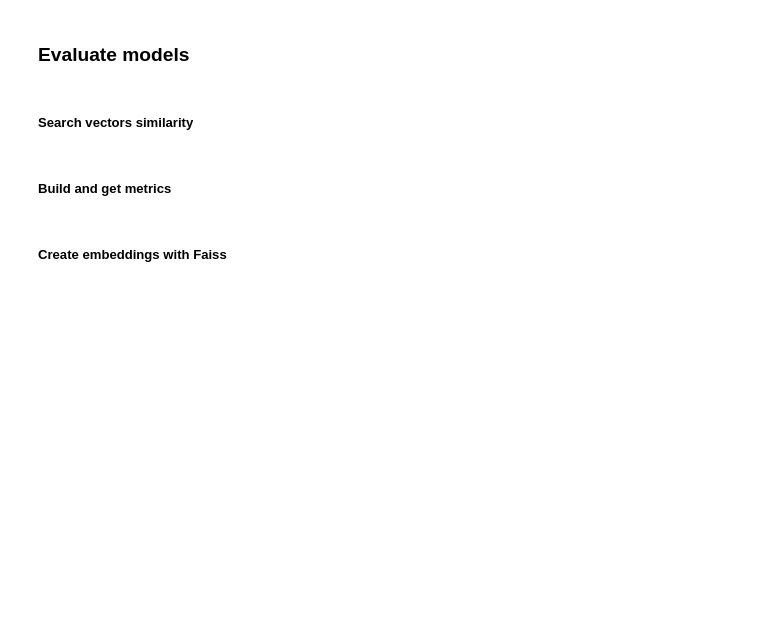
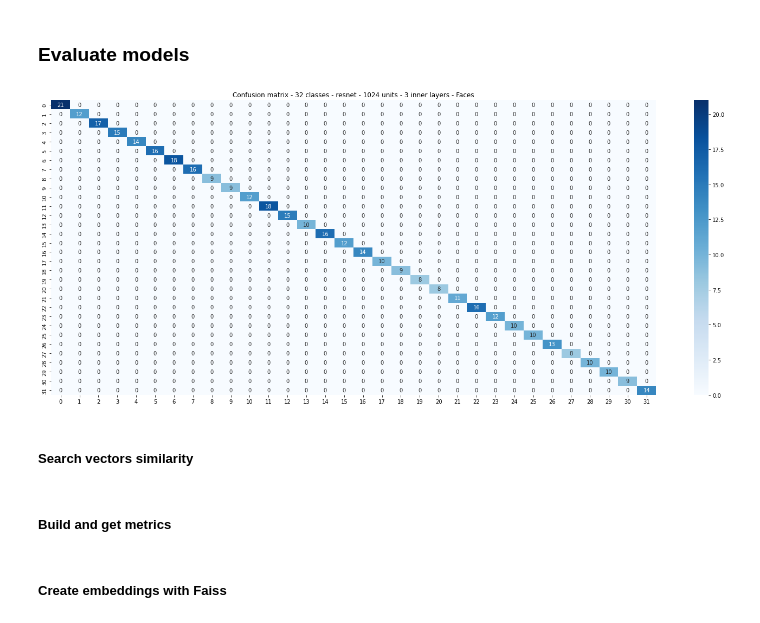
Before and after one commit to enmanuelmag/AnimeClassificator, a Jupyter notebook: tf_model.ipynb, the cells around one changed output. Drawn from its saved outputs; the diff is of its cells as text; code cells hidden in the pictures; blank space fills up the shorter version.

```diff
--- a/tf_model.ipynb
+++ b/tf_model.ipynb
@@ -40,7 +40,7 @@ from selenium.webdriver.support import expected_conditions as EC
 # %%
 SEED = 42
 SIZE_IMG = 224 #224#224#416
-UNITS = 2048 #2048 1024 128 256 512-seq
+UNITS = 1024 #2048 1024 128 256 512-seq
 MAX_CLASS = 32 #1024 32 16 8
 
 DATASET_PATH = './data/animes'
@@ -73,7 +73,7 @@ warnings.filterwarnings('ignore')
 
 mixed_precision.set_global_policy('mixed_float16')
 
-if False:
+if True:
   #DATASET_PATH = DATASET_FACES_PATH
   CLASS_ARRAY_PATH = CLASS_ARRAY_FACES_PATH
   TFRECORD_PATH = TFRECORD_FACES_PATH
@@ -649,30 +674,33 @@ visualkeras.graph_view(model_eva, to_file=f'./images/{MODEL_NAME}').show() # wri
 # %%
-TFRECORD_PATH_EVA = f'./data/anime{"_faces" if USE_FACES else ""}_data_{EVA_CLASS}.tfrecord'
+""" TFRECORD_PATH_EVA = f'./data/anime{"_faces" if USE_FACES else ""}_data_{EVA_CLASS}.tfrecord'
 tf_record_eva = load_tfrecord_dataset(TFRECORD_PATH_EVA, SIZE_IMG)
 
 all_ds_len = sum(1 for _ in tf_record_eva)
 n_train = int(all_ds_len * 0.8)
 n_test = int(all_ds_len * 0.2)
 
-tf_record_eva = tf_record_eva.shuffle(n_train + n_test, seed=SEED)
+tf_record_eva = tf_record_eva.shuffle(all_ds_len, seed=SEED)
 tf_record_eva = tf_record_eva.skip(n_train).take(n_test)
-print(f'Total number of images or test: {n_test}')
-tf_record_eva = tf_record_eva.batch(32)
+print(f'Total number of images or test: {n_test}') """
+
+tf_record_eva = test_ds.batch(32)
 
 all_preds = []
 all_labels = []
 for images, label in tf_record_eva:
   preds = model_eva.predict(images)
   all_labels.extend(label)
   all_preds.extend(np.argmax(preds, axis=1))
 del tf_record_eva
 
 confusion_matrix= tf.math.confusion_matrix(all_labels, all_preds, num_classes=EVA_CLASS)
 
 plt.figure(figsize=(25, 10))
 plt.title(f'Confusion matrix - {EVA_CLASS} classes - {EVA_TYPE} - {EVA_UNITS} units - {EVA_INNER} inner layers - {"Faces" if USE_FACES else ""}')
 sns.heatmap(confusion_matrix.numpy(), annot=True, cmap='Blues')
 plt.savefig(f'./metrics/confusion_matrix_{EVA_CLASS}_{EVA_TYPE}_{EVA_UNITS}_{EVA_INNER}_inner{SUFIX}.pdf')
+# %% [output]
+[figure, added]
 # %% [markdown]
 ##### Search vectors similarity
 # %%
```
Also changed, not shown: parts of 8 cells of this notebook, 2 other files.
